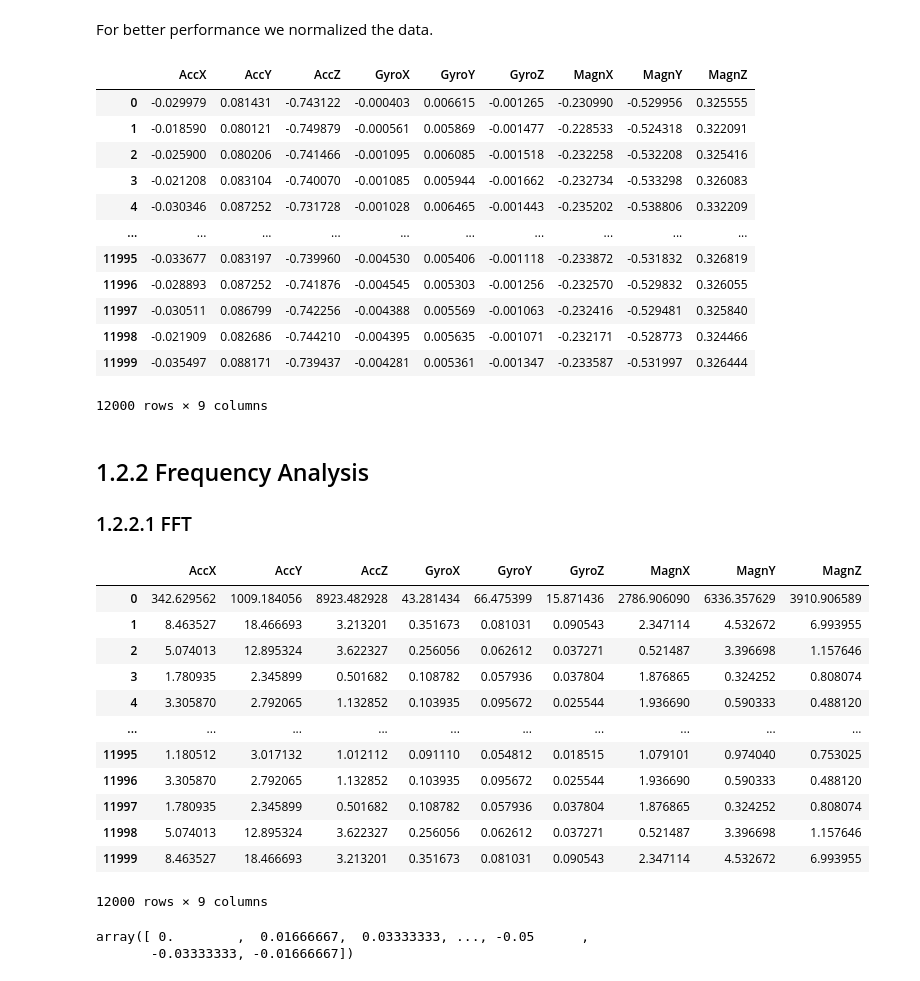
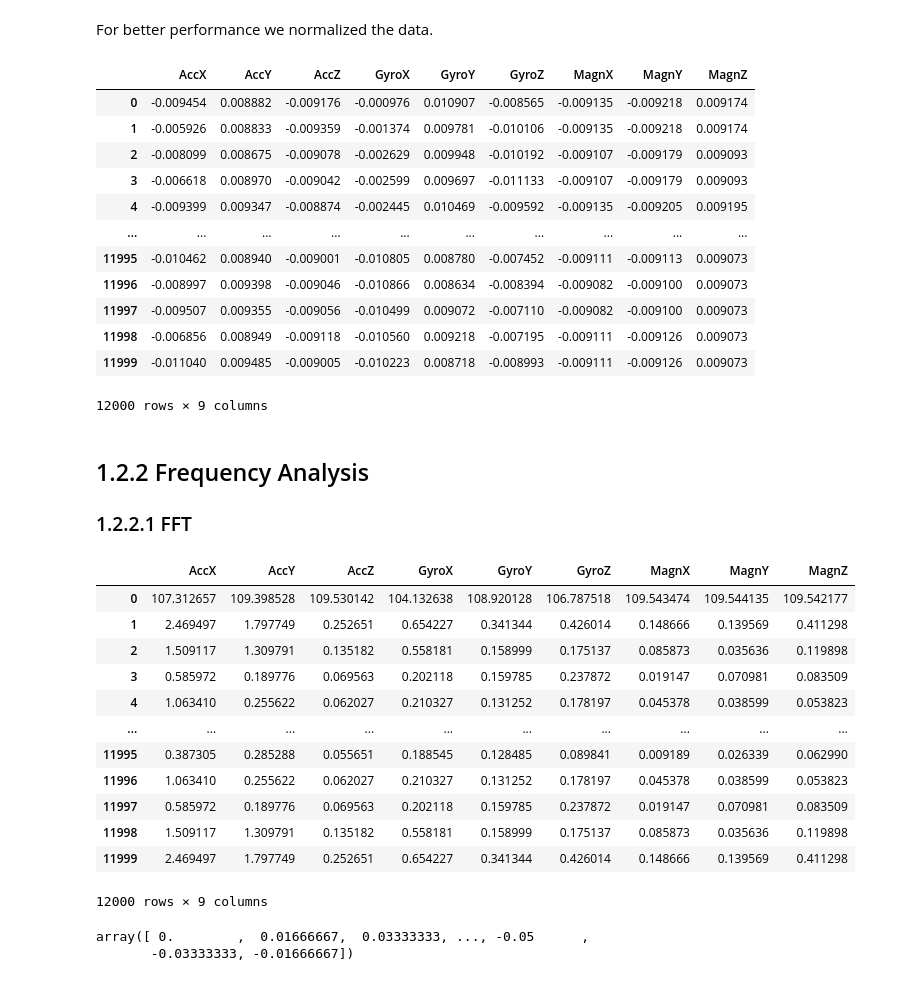
Before and after one commit to Mohsen-Kordi/ProjectRESP, a Jupyter notebook: Project.ipynb, the cells around one changed output. Cells and saved outputs as stored; diff of their text form; code cells hidden in the pictures.

```diff
--- a/Project.ipynb
+++ b/Project.ipynb
@@ -244,21 +246,21 @@ df2_corr
 # %% [markdown]
 For better performance we normalized the data.
 # %%
-df_Norm = pd.DataFrame(preprocessing.normalize(df2), columns=df2.columns)
+df_Norm = pd.DataFrame(preprocessing.normalize(df2, axis=0), columns=df2.columns)
 df_Norm
 # %% [output]
 |  | AccX | AccY | AccZ | GyroX | GyroY | GyroZ | MagnX | MagnY | MagnZ |
-| 0 | -0.029979 | 0.081431 | -0.743122 | -0.000403 | 0.006615 | -0.001265 | -0.230990 | -0.529956 | 0.325555 |
-| 1 | -0.018590 | 0.080121 | -0.749879 | -0.000561 | 0.005869 | -0.001477 | -0.228533 | -0.524318 | 0.322091 |
-| 2 | -0.025900 | 0.080206 | -0.741466 | -0.001095 | 0.006085 | -0.001518 | -0.232258 | -0.532208 | 0.325416 |
-| 3 | -0.021208 | 0.083104 | -0.740070 | -0.001085 | 0.005944 | -0.001662 | -0.232734 | -0.533298 | 0.326083 |
-| 4 | -0.030346 | 0.087252 | -0.731728 | -0.001028 | 0.006465 | -0.001443 | -0.235202 | -0.538806 | 0.332209 |
+| 0 | -0.009454 | 0.008882 | -0.009176 | -0.000976 | 0.010907 | -0.008565 | -0.009135 | -0.009218 | 0.009174 |
+| 1 | -0.005926 | 0.008833 | -0.009359 | -0.001374 | 0.009781 | -0.010106 | -0.009135 | -0.009218 | 0.009174 |
+| 2 | -0.008099 | 0.008675 | -0.009078 | -0.002629 | 0.009948 | -0.010192 | -0.009107 | -0.009179 | 0.009093 |
+| 3 | -0.006618 | 0.008970 | -0.009042 | -0.002599 | 0.009697 | -0.011133 | -0.009107 | -0.009179 | 0.009093 |
+| 4 | -0.009399 | 0.009347 | -0.008874 | -0.002445 | 0.010469 | -0.009592 | -0.009135 | -0.009205 | 0.009195 |
 | ... | ... | ... | ... | ... | ... | ... | ... | ... | ... |
-| 11995 | -0.033677 | 0.083197 | -0.739960 | -0.004530 | 0.005406 | -0.001118 | -0.233872 | -0.531832 | 0.326819 |
-| 11996 | -0.028893 | 0.087252 | -0.741876 | -0.004545 | 0.005303 | -0.001256 | -0.232570 | -0.529832 | 0.326055 |
-| 11997 | -0.030511 | 0.086799 | -0.742256 | -0.004388 | 0.005569 | -0.001063 | -0.232416 | -0.529481 | 0.325840 |
-| 11998 | -0.021909 | 0.082686 | -0.744210 | -0.004395 | 0.005635 | -0.001071 | -0.232171 | -0.528773 | 0.324466 |
-| 11999 | -0.035497 | 0.088171 | -0.739437 | -0.004281 | 0.005361 | -0.001347 | -0.233587 | -0.531997 | 0.326444 |
+| 11995 | -0.010462 | 0.008940 | -0.009001 | -0.010805 | 0.008780 | -0.007452 | -0.009111 | -0.009113 | 0.009073 |
+| 11996 | -0.008997 | 0.009398 | -0.009046 | -0.010866 | 0.008634 | -0.008394 | -0.009082 | -0.009100 | 0.009073 |
+| 11997 | -0.009507 | 0.009355 | -0.009056 | -0.010499 | 0.009072 | -0.007110 | -0.009082 | -0.009100 | 0.009073 |
+| 11998 | -0.006856 | 0.008949 | -0.009118 | -0.010560 | 0.009218 | -0.007195 | -0.009111 | -0.009126 | 0.009073 |
+| 11999 | -0.011040 | 0.009485 | -0.009005 | -0.010223 | 0.008718 | -0.008993 | -0.009111 | -0.009126 | 0.009073 |
 12000 rows × 9 columns
 # %% [markdown]
 ## 1.2.2 Frequency Analysis
@@ -279,17 +281,17 @@ df_fft_pwr = df_fft.apply(np.abs)
 df_fft_pwr
 # %% [output]
 |  | AccX | AccY | AccZ | GyroX | GyroY | GyroZ | MagnX | MagnY | MagnZ |
-| 0 | 342.629562 | 1009.184056 | 8923.482928 | 43.281434 | 66.475399 | 15.871436 | 2786.906090 | 6336.357629 | 3910.906589 |
-| 1 | 8.463527 | 18.466693 | 3.213201 | 0.351673 | 0.081031 | 0.090543 | 2.347114 | 4.532672 | 6.993955 |
-| 2 | 5.074013 | 12.895324 | 3.622327 | 0.256056 | 0.062612 | 0.037271 | 0.521487 | 3.396698 | 1.157646 |
-| 3 | 1.780935 | 2.345899 | 0.501682 | 0.108782 | 0.057936 | 0.037804 | 1.876865 | 0.324252 | 0.808074 |
-| 4 | 3.305870 | 2.792065 | 1.132852 | 0.103935 | 0.095672 | 0.025544 | 1.936690 | 0.590333 | 0.488120 |
+| 0 | 107.312657 | 109.398528 | 109.530142 | 104.132638 | 108.920128 | 106.787518 | 109.543474 | 109.544135 | 109.542177 |
+| 1 | 2.469497 | 1.797749 | 0.252651 | 0.654227 | 0.341344 | 0.426014 | 0.148666 | 0.139569 | 0.411298 |
+| 2 | 1.509117 | 1.309791 | 0.135182 | 0.558181 | 0.158999 | 0.175137 | 0.085873 | 0.035636 | 0.119898 |
+| 3 | 0.585972 | 0.189776 | 0.069563 | 0.202118 | 0.159785 | 0.237872 | 0.019147 | 0.070981 | 0.083509 |
+| 4 | 1.063410 | 0.255622 | 0.062027 | 0.210327 | 0.131252 | 0.178197 | 0.045378 | 0.038599 | 0.053823 |
 | ... | ... | ... | ... | ... | ... | ... | ... | ... | ... |
-| 11995 | 1.180512 | 3.017132 | 1.012112 | 0.091110 | 0.054812 | 0.018515 | 1.079101 | 0.974040 | 0.753025 |
-| 11996 | 3.305870 | 2.792065 | 1.132852 | 0.103935 | 0.095672 | 0.025544 | 1.936690 | 0.590333 | 0.488120 |
-| 11997 | 1.780935 | 2.345899 | 0.501682 | 0.108782 | 0.057936 | 0.037804 | 1.876865 | 0.324252 | 0.808074 |
-| 11998 | 5.074013 | 12.895324 | 3.622327 | 0.256056 | 0.062612 | 0.037271 | 0.521487 | 3.396698 | 1.157646 |
-| 11999 | 8.463527 | 18.466693 | 3.213201 | 0.351673 | 0.081031 | 0.090543 | 2.347114 | 4.532672 | 6.993955 |
+| 11995 | 0.387305 | 0.285288 | 0.055651 | 0.188545 | 0.128485 | 0.089841 | 0.009189 | 0.026339 | 0.062990 |
+| 11996 | 1.063410 | 0.255622 | 0.062027 | 0.210327 | 0.131252 | 0.178197 | 0.045378 | 0.038599 | 0.053823 |
+| 11997 | 0.585972 | 0.189776 | 0.069563 | 0.202118 | 0.159785 | 0.237872 | 0.019147 | 0.070981 | 0.083509 |
+| 11998 | 1.509117 | 1.309791 | 0.135182 | 0.558181 | 0.158999 | 0.175137 | 0.085873 | 0.035636 | 0.119898 |
+| 11999 | 2.469497 | 1.797749 | 0.252651 | 0.654227 | 0.341344 | 0.426014 | 0.148666 | 0.139569 | 0.411298 |
 12000 rows × 9 columns
 # %%
 freq = fft.fftfreq(df_fft.shape[0] , d=1/fs)
```
Also changed, not shown: parts of 44 cells of this notebook.
